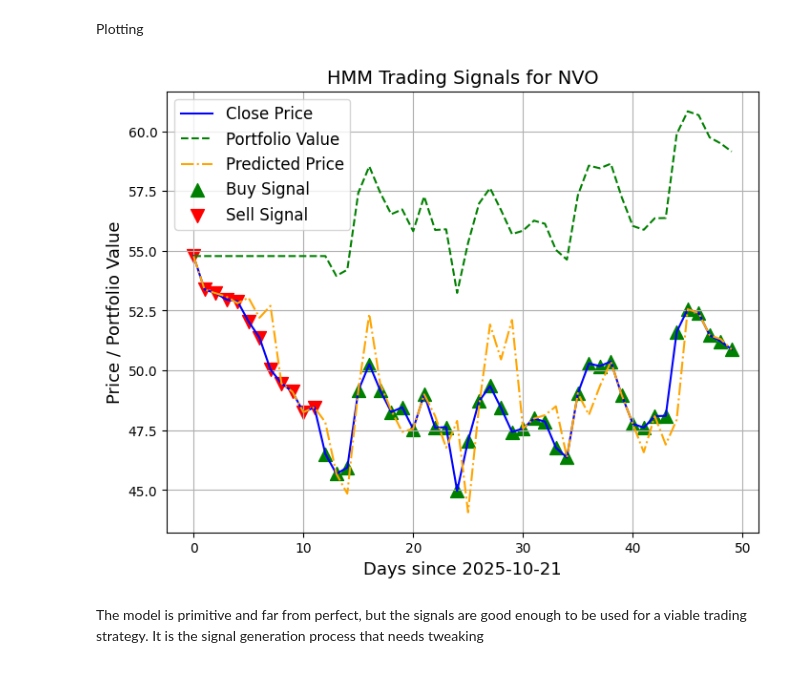
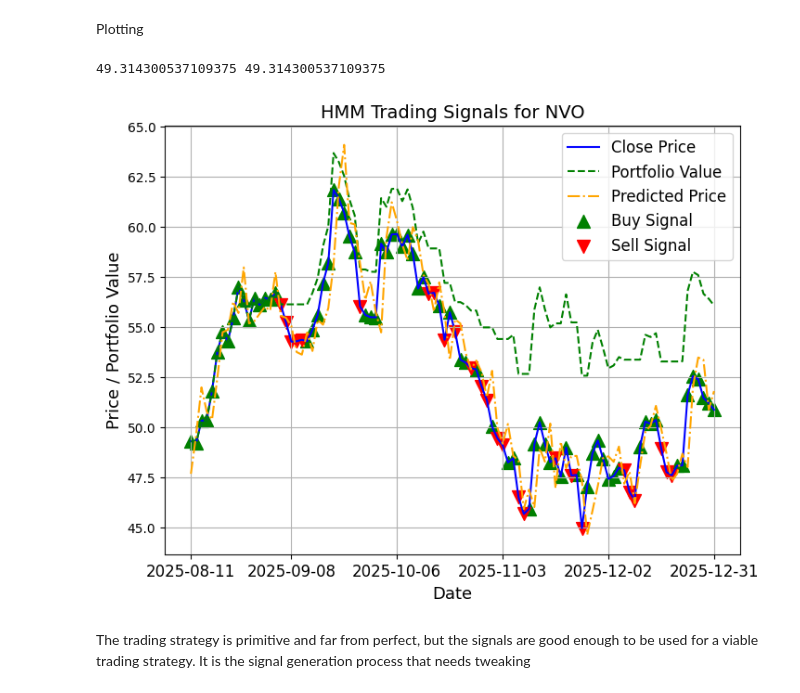
Before and after one commit to anderswol/AppStat2, a Jupyter notebook: Rasmus/Trading Strat.ipynb, the cells around one changed output. Drawn from its saved outputs; the diff is of its cells as text; code cells hidden in the pictures.

```diff
--- a/Rasmus/Trading Strat.ipynb
+++ b/Rasmus/Trading Strat.ipynb
@@ -32,0 +65,6 @@ hmm_price, close, expected_pct_changes = HMMPricePredictor_pct(data, obs, window
+# %%
+Ntrain = 491
+Nwindow = 30
+NStates = 7
+
+hmm_price, close, _, expected_pct_changes = HMM_predict(df_nvo, train_size=Ntrain, window_size=Nwindow, Ncomp=NStates, doprint=True)
@@ -42,7 +99,7 @@ def GenerateSignals(obs, expected_pct_changes, threshold=0):
     relevant_prices = obs['Close'].iloc[-predict_size-20:]
 
     fast_ema = relevant_prices.ewm(span=2, adjust=False).mean()
-    slow_ema = relevant_prices.ewm(span=10, adjust=False).mean()
+    slow_ema = relevant_prices.ewm(span=6, adjust=False).mean()
 
 
     for i in range(predict_size):
@@ -69,11 +126,12 @@ def GenerateSignals(obs, expected_pct_changes, threshold=0):
 
     return signals
 # %%
-signals = GenerateSignals(obs, expected_pct_changes, 0.4)
+signals = GenerateSignals(df_nvo, expected_pct_changes, 0)
 fig, ax = plt.subplots(figsize=(14, 6), ncols = 2)
 hmm_price_array = np.array(hmm_price)
-ax[0].plot(hmm_price_array,marker='.', label = "HMM Predicted Price")
-ax[0].plot(close,marker = '.', label= "Observed Price")
+
+ax[0].plot(hmm_price_array[-100:],marker='.', label = "HMM Predicted Price")
+ax[0].plot(close[-100:],marker = '.', label= "Observed Price")
 ax[0].set_ylabel("Close Price")
 ax[0].set_xlabel("Days since 2025-10-21")
 ax[0].set_title("HMM Predicted vs Observed Close Price")
@@ -127,7 +185,7 @@ values, positions = trading_strat(signals, close)
 # %% [markdown]
 Plotting
 # %%
-def plot_trading_signals(hmm_price, close, signals, values):
+def plot_trading_signals(obs, hmm_price, close, signals, values):
     close = np.array(close)
     signals = np.array(signals)
     values = np.array(values)
@@ -135,11 +193,14 @@ def plot_trading_signals(hmm_price, close, signals, values):
     buy_indices = np.where(signals == 1)[0]
     sell_indices = np.where(signals == -1)[0]
 
+    dates = obs['Date']
+
     plt.figure(figsize=(8,6))
 
     #Plot close price
     plt.plot(close, label='Close Price', color='blue')
     values = values + close[0]  # Normalize portfolio value to start at the same point as price
+    print(close[0], values[0])
     #Plot portfolio value
     plt.plot(values, label='Portfolio Value', color='green', linestyle='--')
     #Plot the predicted price
@@ -150,17 +211,23 @@ def plot_trading_signals(hmm_price, close, signals, values):
     plt.scatter(sell_indices, close[sell_indices], marker='v', color='red', s=100, label='Sell Signal')
 
     plt.title(f"HMM Trading Signals for {ticker}", fontsize=14)
-    plt.xlabel("Days since 2025-10-21", fontsize=13)
+    plt.xlabel("Date", fontsize=13)
     plt.ylabel("Price / Portfolio Value", fontsize=13)
+
+    num_ticks = 6
+    tick_idx = np.linspace(0, len(dates) - 1, num_ticks, dtype=int)
+    plt.xticks(tick_idx, dates.iloc[tick_idx], rotation=0)
+    plt.tick_params(axis='x', which='major', labelsize=12)
     plt.legend(fontsize=12)
     plt.grid(True)
     plt.savefig('trading_signals.pdf')
     plt.show()
 # %%
-signals = GenerateSignals(obs, expected_pct_changes, 0.4)
-values, positions = trading_strat(signals, close)
-plot_trading_signals(hmm_price, close, signals, values)
+signals = GenerateSignals(df_nvo, expected_pct_changes, 0)
+values, positions = trading_strat(signals[-100:], close[-100:])
+plot_trading_signals(df_nvo[-100:],hmm_price[-100:], close[-100:], signals[-100:], values[-100:])
 # %% [output]
+49.314300537109375 49.314300537109375
-[figure, old version]
+[figure, new version]
 # %% [markdown]
-The model is primitive and far from perfect, but the signals are good enough to be used for a viable trading strategy. It is the signal generation process that needs tweaking
+The trading strategy is primitive and far from perfect, but the signals are good enough to be used for a viable trading strategy. It is the signal generation process that needs tweaking
```
Also changed, not shown: parts of 7 cells of this notebook, 2 other files.
